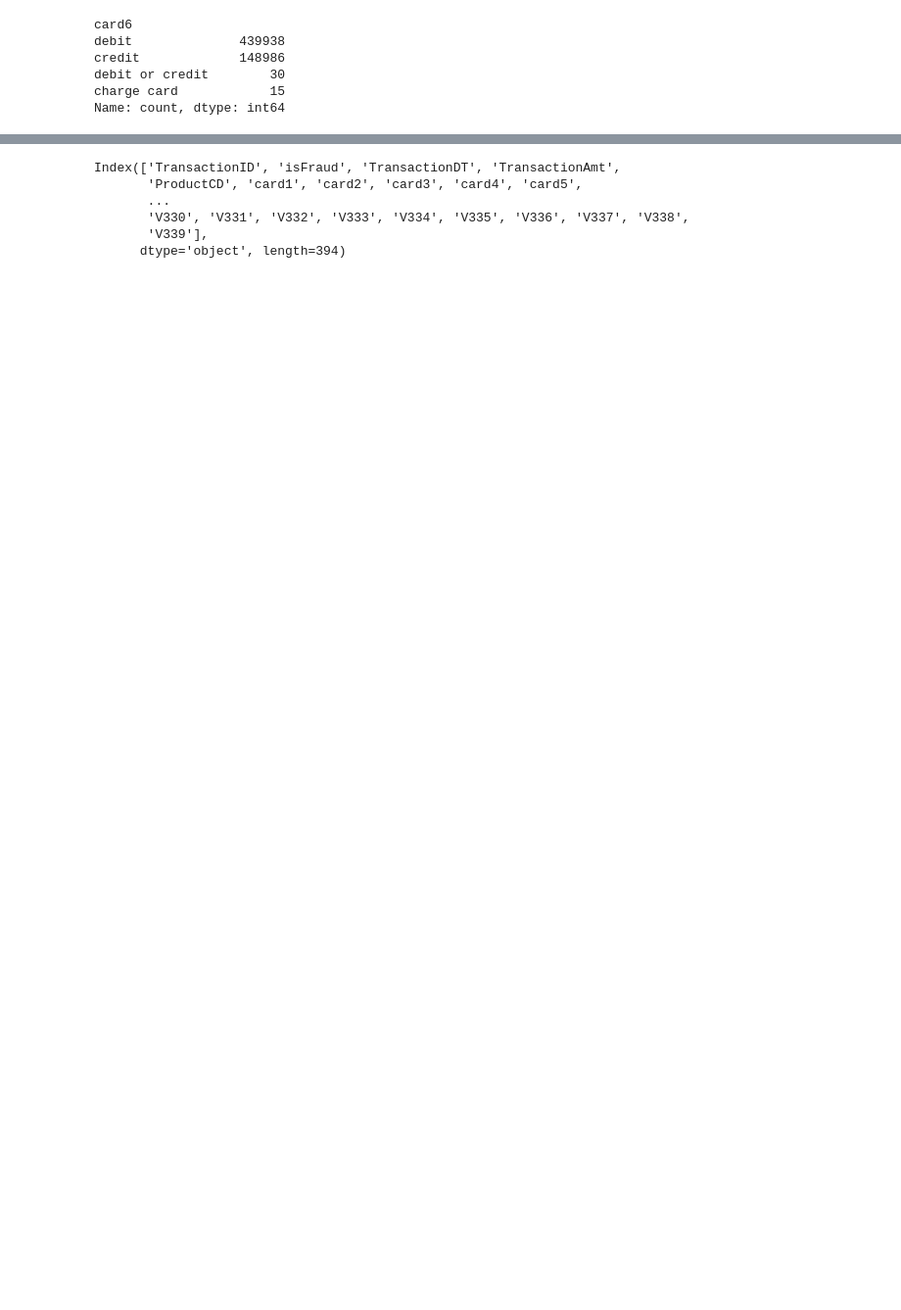
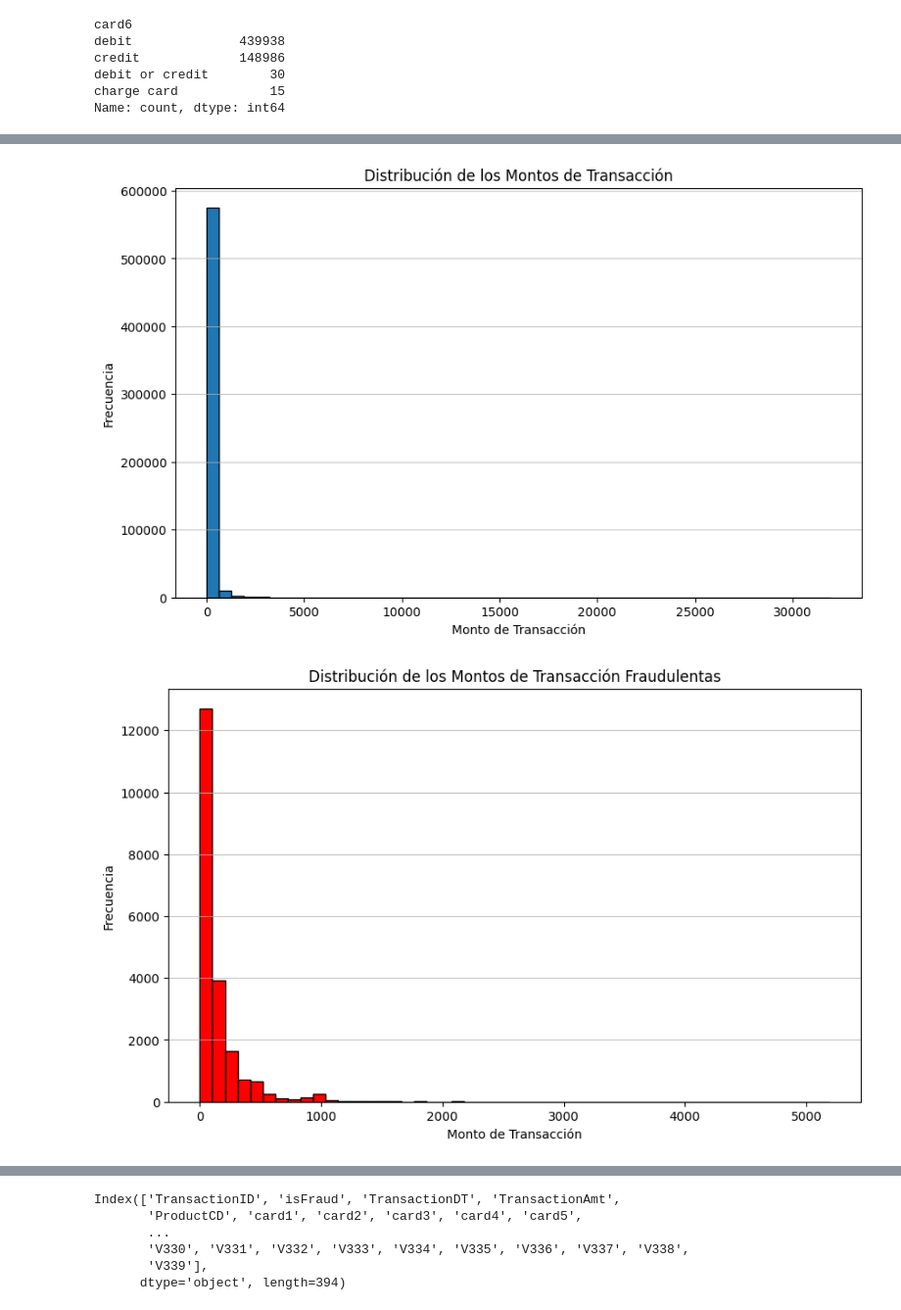
Before and after one commit to AngelMalpartida/Data-Fraud-Detection, a Jupyter notebook: AnalisisExploratorio2.ipynb, the cells around one changed output, grey strips where cells are left out. Shown at 98% size. Saved outputs shown, nothing was run; the diff lists cells and outputs as text; code cells hidden in the pictures; blank space fills up the shorter version.

```diff
--- a/AnalisisExploratorio2.ipynb
+++ b/AnalisisExploratorio2.ipynb
@@ -201,0 +259,28 @@ plt.show()
+# %%
+plt.figure(figsize=(10, 6))
+plt.hist(data["TransactionAmt"], bins=50, edgecolor='black')
+plt.title('Distribución de los Montos de Transacción')
+plt.xlabel('Monto de Transacción')
+plt.ylabel('Frecuencia')
+plt.grid(axis='y', alpha=0.75)
+plt.show()
+# Histograma para transacciones fraudulentas
+plt.figure(figsize=(10, 6))
+plt.hist(fraudulent_transactions["TransactionAmt"], bins=50, edgecolor='black', color='red')
+plt.title('Distribución de los Montos de Transacción Fraudulentas')
+plt.xlabel('Monto de Transacción')
+plt.ylabel('Frecuencia')
+plt.grid(axis='y', alpha=0.75)
+plt.show()
+
+# Histograma para transacciones no fraudulentas
+plt.figure(figsize=(10, 6))
+plt.hist(non_fraudulent_transactions["TransactionAmt"], bins=50, edgecolor='black', color='green')
+plt.title('Distribución de los Montos de Transacción No Fraudulentas')
+plt.xlabel('Monto de Transacción')
+plt.ylabel('Frecuencia')
+plt.grid(axis='y', alpha=0.75)
+plt.show()
+# %% [output]
+[figure, added]
+[figure, added]
```
Also changed, not shown: parts of 23 cells of this notebook, 2 other files.
